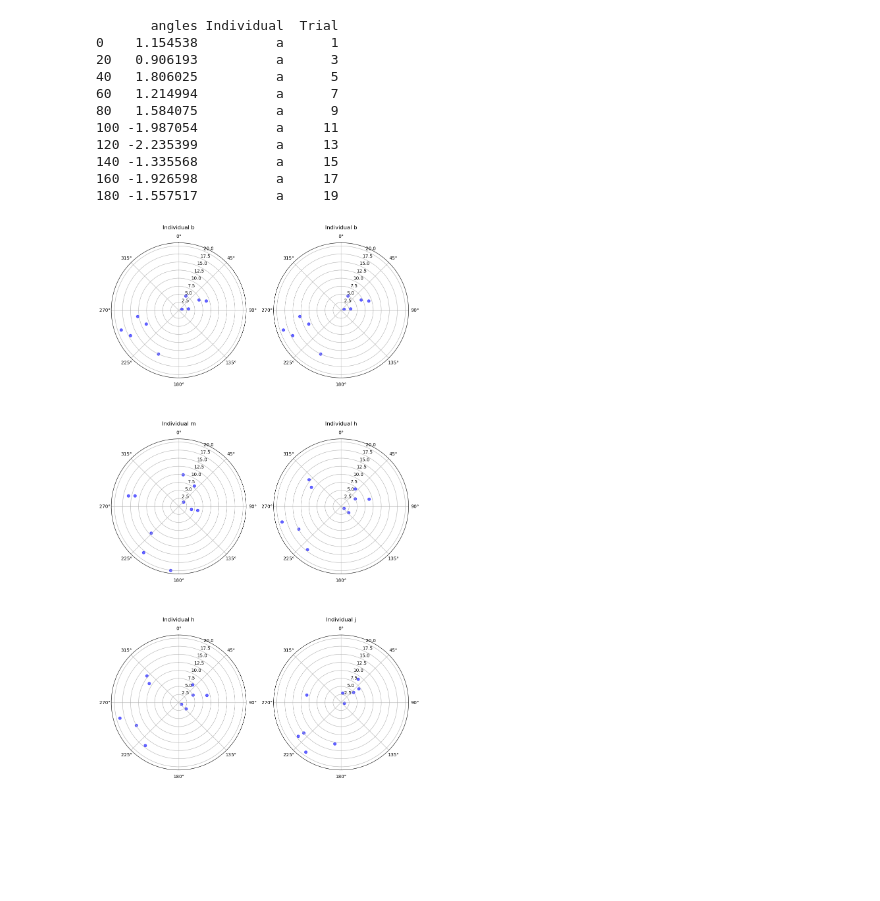
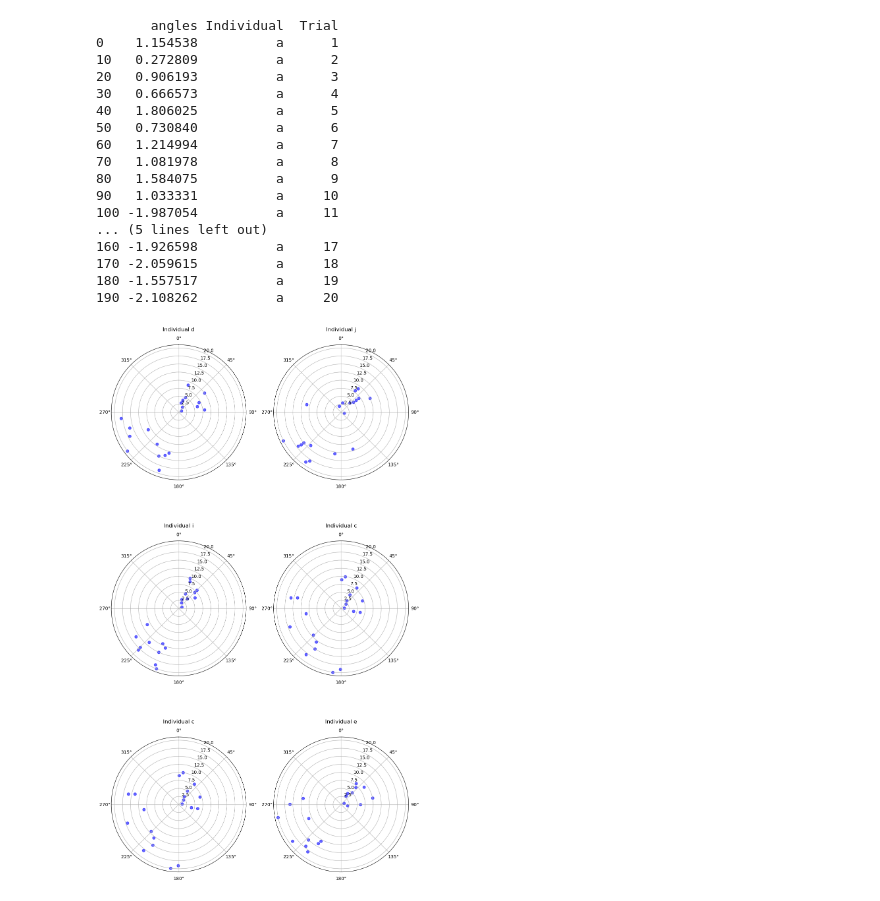
Before and after one commit to jgraving/unwrap, a Jupyter notebook: notebooks/bimodal_example.ipynb, the cells around one changed output. Saved outputs shown, nothing was run; the diff lists cells and outputs as text; code cells hidden in the pictures; blank space fills up the shorter version.

```diff
--- a/notebooks/bimodal_example.ipynb
+++ b/notebooks/bimodal_example.ipynb
@@ -103,19 +105,20 @@ data2 = generate_circular_regression_data(
 
 data = pd.concat([data1, data2],    ignore_index= True)
 data.reset_index(drop=True)
-ids = [chr(i) for  i in range(97, 117)] #97 is 'a', 123 is 'z'
-ids = pd.Series( np.repeat( [ids], 10, axis = 0 ).flatten()  )
-# print(ids)
-trl = np.repeat( range(1, 20+1), 10) #replicate trial numbers 1-20
+ids = [chr(i) for  i in range(97, 117-10)] #97 is 'a', 123 is 'z'
+ids = pd.Series( np.repeat( [ids], 20, axis = 0 ).flatten()  )
+trl = np.repeat( range(0, 20), 10) #replicate trial numbers 1-20
 trl = np.sort( trl ) #organise from trial 1 to trial 20
 df = pd.DataFrame(
     {
         "angles": pd.Series(data['y']) ,
-         "Individual": pd.Series( ids ),
-         'Trial': trl
+         "Individual": ids,
+         'Trial': trl +1
     },
 )
-print(df)
+# print(df)
+with pd.option_context('display.max_rows', None, 'display.max_columns', None):  # more options can be specified also
+    print(df)
 # %% [output]
 Sampling: [x, y]
 Sampling: [x, y]
@@ -155,54 +161,60 @@ def plot_scatter(ax, data, angle_col, radial_col, color, label):
 
 # Get unique individual Individuals.
 unique_individuals = df['Individual'].unique()
-unique_individuals = unique_individuals[np.random.randint(low = 0, high=20, size=6)] # just six chosen randomly
+sample_individuals = unique_individuals[np.random.randint(low = 0, high=10, size=6)] # just six chosen randomly
 
 # Create a grid of polar subplots.
-n_plots = len(unique_individuals)
+n_plots = len(sample_individuals)
 n_rows, n_cols = ( np.intc(np.ceil(n_plots/2)) , 2  ) # Adjust grid dimensions as needed.
 fig, axes = plt.subplots(n_rows, n_cols, subplot_kw={'projection': 'polar'}, figsize=(10, 18))
 axes = axes.flatten()
 
 radial_max = 20  # Maximum radial value (maximum runs)  # Maximum radial value
 
-print(df[df['Individual'] == 'a'])
+# print(df[df['Individual'] == 'a'])
 
 # Plot for each individual.
-for idx, individual in enumerate(unique_individuals):
+for idx, individual in enumerate(sample_individuals):
     ax = axes[idx]
     # Set axes to geographic format (clockwise, 0° at the top)
     ax.set_theta_zero_location('N')#place 0° at the top
     ax.set_theta_direction(-1)#reverse to clockwise
 
     individual_data = df[df['Individual'] == individual]
     # print(individual_data.head())
     plotcol = 'blue'
     plot_scatter(ax, individual_data, 'angles', 'Trial',
                  plotcol, individual_data)
     #Add expected axis for 2nd trial
     ax.plot(individual_data['angles'].values[0]+[-np.pi, np.pi], [radial_max, radial_max], color='orange', linewidth=1)
 
     ax.set_title(f'Individual {individual}', pad=30)
     ax.set_ylim(0, radial_max + 1)
     # Remove individual legends from each subplot.
     ax.legend().set_visible(False)
 
 
 plt.tight_layout()
 plt.show()
 # %% [output]
        angles Individual  Trial
 0    1.154538          a      1
+10   0.272809          a      2
 20   0.906193          a      3
+30   0.666573          a      4
 40   1.806025          a      5
+50   0.730840          a      6
 60   1.214994          a      7
+70   1.081978          a      8
 80   1.584075          a      9
+90   1.033331          a     10
 100 -1.987054          a     11
-120 -2.235399          a     13
-140 -1.335568          a     15
+... (5 lines left out)
 160 -1.926598          a     17
+170 -2.059615          a     18
 180 -1.557517          a     19
+190 -2.108262          a     20
-[figure, old version]
+[figure, new version]
 # %%
 #Doubled angles model
 #help with progressbar on Mac?
```
Also changed, not shown: parts of 14 cells of this notebook.
